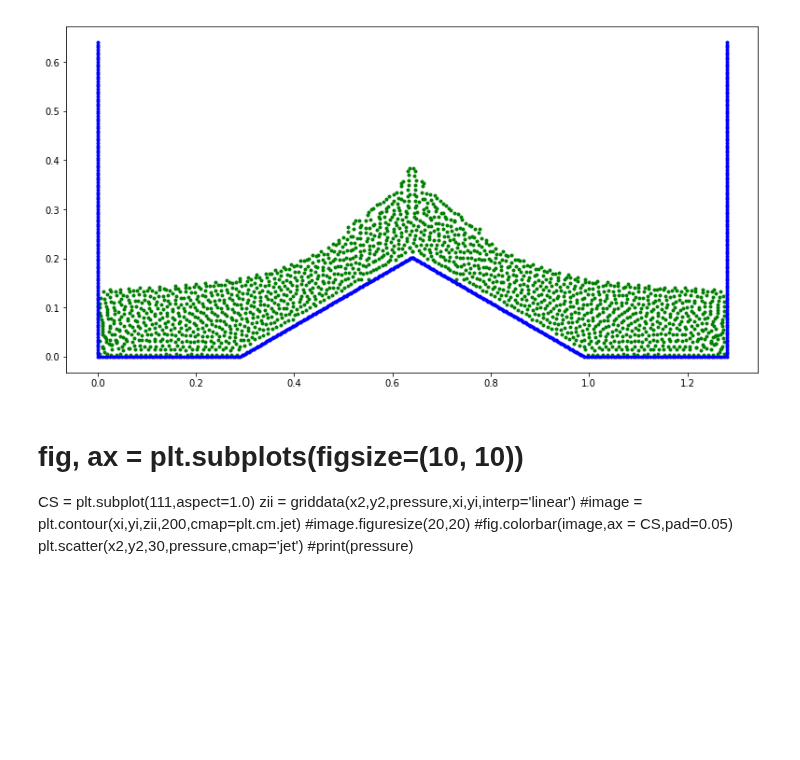
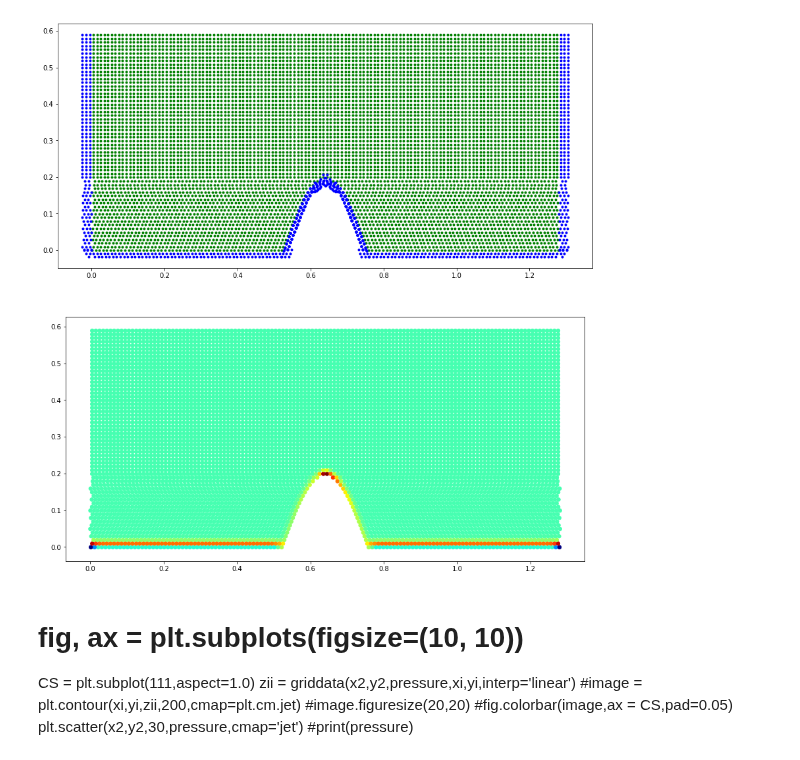
Before and after one commit to Jinx134235/static-water, a Jupyter notebook: particle&pressure plot.ipynb, the cells around one changed output. Saved outputs shown, nothing was run; the diff lists cells and outputs as text; code cells hidden in the pictures; blank space fills up the shorter version.

```diff
--- a/particle&pressure plot.ipynb
+++ b/particle&pressure plot.ipynb
@@ -9,7 +9,7 @@ import matplotlib.tri as tri
 #from mpl_toolkits.basemap import Basemap, shiftgrid
 from mpl_toolkits.axes_grid1.inset_locator import inset_axes
 
-npts = 1800
+npts = 7386
 #total number of fluid particles
 #steps=2000
 xl = 1.28#size of the domain, divided by 2
@@ -99,15 +99,15 @@ init.plot(x2,y2,'.g',x3,y3,'.b')
 #zi = interpolator(Xi, Yi)
 xi = np.linspace(xl/2,xl,64)
 yi = np.linspace(0,yl,64)
-zi = griddata(xx,yy,pp,xi,yi,interp='linear')
+#zi = griddata(xx,yy,pp,xi,yi,interp='linear')
 # contour the gridded data, plotting dots at the randomly spaced data points.
-#CS = plt.subplot(223,aspect=1.0)
+CS = plt.subplot(212,aspect=1.0)
 #im2 = CS.plot(x2,y2,10,pressure,cmap='jet')
 #im2 = CS.contourf(xi, yi, zi, 200, cmap='jet')
 #cntr1 = ax1.contourf(xi, yi, zi, 200, cmap="jet")
 #im2 = CS.contourf(xi,yi,zi,200,cmap=plt.cm.jet)
 #im2 = CS.contourf(xii,yi,zii,200,cmap=plt.cm.jet)
-#im2 = CS.scatter(x2,y2,30,pressure,cmap='jet')
+im2 = CS.scatter(x2,y2,30,pressure,cmap='jet')
 #fmt = ticker.LogFormatterMathtext()
 #fmt.create_dummy_axis()
 #CS.clabel(im2, im2.levels[::2])
@@ -135,37 +135,37 @@ zi = griddata(xx,yy,pp,xi,yi,interp='linear')
 
 # write pressure at the center line into txtfile
 #err_p = LA.norm(hydro-pressure)
 #err_v = LA.norm(u2**2+v2**2)/np.sqrt(npts)
 #err_d = LA.norm(abs(y2-y0))/np.sqrt(npts)
 #print(err_v,err_d)
 
 #den12 = []
 #p1 = pressure[78:91]
 #print(len(p1))
 #p2 = pressure[338:364]
 #for i in range(39):
 #    den12.append(density[10+39*i])
 
 #mat = np.matrix(den12)
 #with open('outfile-2.txt','wb') as f:
 #    for line in mat:
 #        np.savetxt(f,line,fmt='%.2f')
         #f.write("%r %r %r\n"%((dx,fmt='%.5f'),(err_p,fmt='%.5f'),(err_d,fmt='%.5f')))
 
-#den = plt.subplot(223,aspect=1.0)
+#den = plt.subplot(212,aspect=1.0)
 #for i in range(len(x2)):
 #    if density[i]<=1000:
 #        den.scatter(x2[i],y2[i],density[i]/10)
-#im3=den.scatter(x2,y2,10,kernel1)
+#im3=den.scatter(x2,y2,10,kernel1<0.99)
 #fig.colorbar(ax=den,pad=0.05)
 
-#den = plt.subplot(222)
+#den = plt.subplot(212)
 #zii = griddata(x2,y2,density,xi,yi,interp='linear')
 #im3 = den.contour(xi,yi,zii,200,cmap=plt.cm.jet)
 #fig.colorbar(im3, ax =den,pad=0.05)
 #den.set_title('density field')
 # %% [output]
-[figure, old version]
+[figure, new version]
 # %% [markdown]
 # fig, ax = plt.subplots(figsize=(10, 10))
 CS = plt.subplot(111,aspect=1.0)
```
Also changed, not shown: parts of 4 cells of this notebook, 4 other files.
